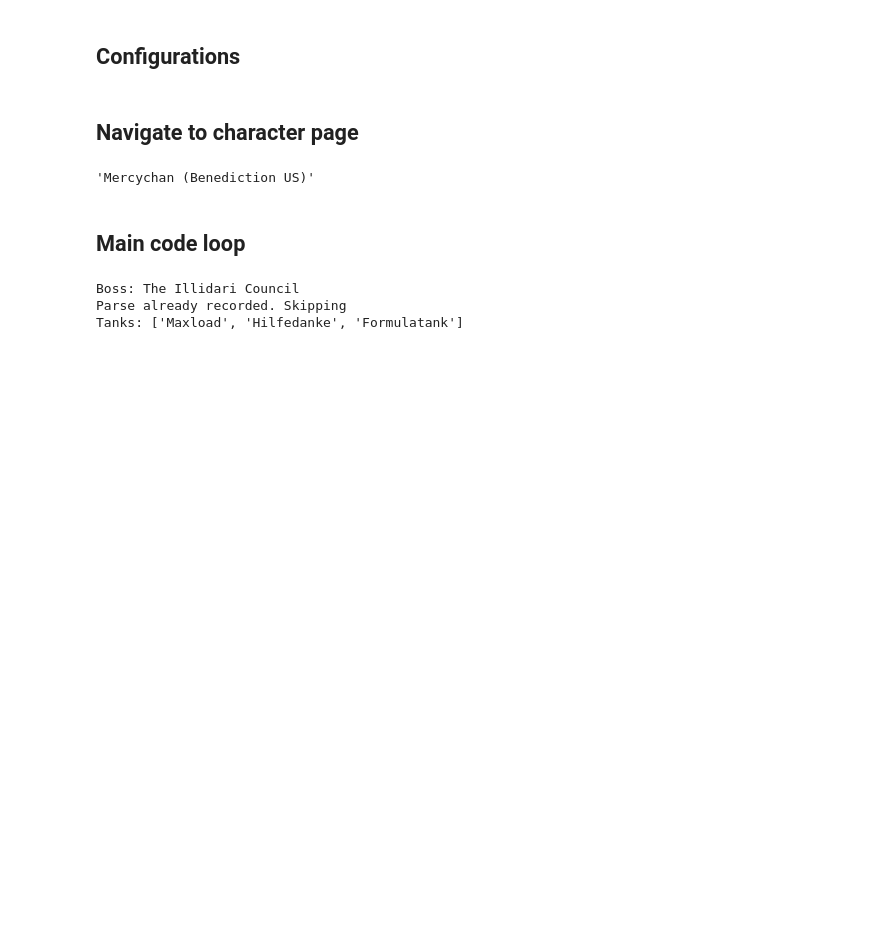
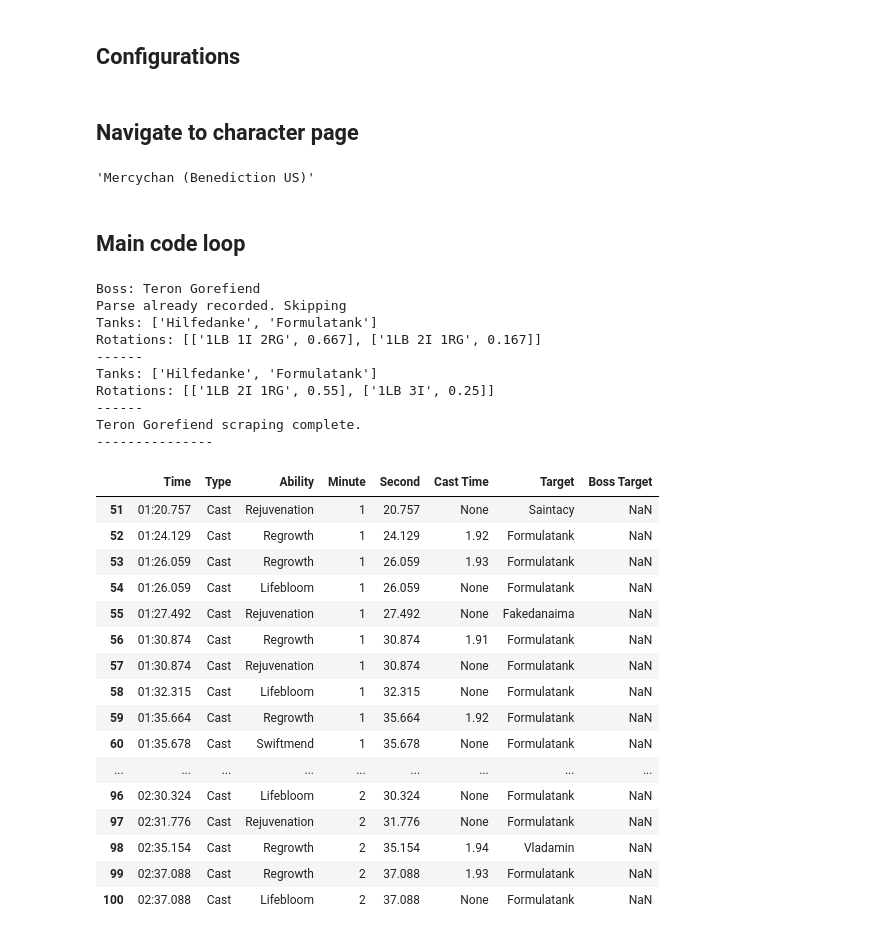
Before and after one commit to msdec321/DataAnalysisWorkbooks, a Jupyter notebook: warcraftLogs/scrape_character_data.ipynb, the cells around one changed output. Saved outputs shown, nothing was run; the diff lists cells and outputs as text; code cells hidden in the pictures; blank space fills up the shorter version.

```diff
--- a/warcraftLogs/scrape_character_data.ipynb
+++ b/warcraftLogs/scrape_character_data.ipynb
@@ -66,7 +66,7 @@ def main():
         print(f"Boss: {boss}")
 
         #for i in range(len(search)):
-        for i in range(4):
+        for i in range(3):
 
             try:
                 rank, date, boss_rank, boss_HPS, boss_killtime = src.get_boss_data(browser, i)
@@ -119,7 +119,7 @@ def main():
                 df2 = src.clean_cast_sequence_csv()
 
                 # Fix regrowth timer
-                df2 = src.fix_regrowth_cast_time(df2)
+                df2 = src.fix_cast_time(df2)
 
                 # Add boss target
                 df = src.add_boss_target(boss, df, df2)
@@ -138,7 +138,7 @@ def main():
 
                 # Clean the csv
                 df = src.clean_cast_sequence_csv()
-                df = src.fix_regrowth_cast_time(df)
+                df = src.fix_cast_time(df)
 
                 # Get the rotations
                 try: rotations = src.calculate_rotations(df, boss, boss_tanks)
@@ -179,6 +179,13 @@ def main():
 if __name__ == "__main__":
     main()
 # %% [output]
-Boss: The Illidari Council
+Boss: Teron Gorefiend
 Parse already recorded. Skipping
-Tanks: ['Maxload', 'Hilfedanke', 'Formulatank']
+Tanks: ['Hilfedanke', 'Formulatank']
+Rotations: [['1LB 1I 2RG', 0.667], ['1LB 2I 1RG', 0.167]]
+------
+Tanks: ['Hilfedanke', 'Formulatank']
+Rotations: [['1LB 2I 1RG', 0.55], ['1LB 3I', 0.25]]
+------
+Teron Gorefiend scraping complete.
+---------------
@@ -184,0 +194,23 @@ Tanks: ['Maxload', 'Hilfedanke', 'Formulatank']
+# %%
+df = src.clean_dmg_taken_csv(boss)
+df2 = src.clean_cast_sequence_csv()
+# %%
+df2.tail(50)
+# %% [output]
+|  | Time | Type | Ability | Minute | Second | Cast Time | Target | Boss Target |
+| 51 | 01:20.757 | Cast | Rejuvenation | 1 | 20.757 | None | Saintacy | NaN |
+| 52 | 01:24.129 | Cast | Regrowth | 1 | 24.129 | 1.92 | Formulatank | NaN |
+| 53 | 01:26.059 | Cast | Regrowth | 1 | 26.059 | 1.93 | Formulatank | NaN |
+| 54 | 01:26.059 | Cast | Lifebloom | 1 | 26.059 | None | Formulatank | NaN |
+| 55 | 01:27.492 | Cast | Rejuvenation | 1 | 27.492 | None | Fakedanaima | NaN |
+| 56 | 01:30.874 | Cast | Regrowth | 1 | 30.874 | 1.91 | Formulatank | NaN |
+| 57 | 01:30.874 | Cast | Rejuvenation | 1 | 30.874 | None | Formulatank | NaN |
+| 58 | 01:32.315 | Cast | Lifebloom | 1 | 32.315 | None | Formulatank | NaN |
+| 59 | 01:35.664 | Cast | Regrowth | 1 | 35.664 | 1.92 | Formulatank | NaN |
+| 60 | 01:35.678 | Cast | Swiftmend | 1 | 35.678 | None | Formulatank | NaN |
+| ... | ... | ... | ... | ... | ... | ... | ... | ... |
+| 96 | 02:30.324 | Cast | Lifebloom | 2 | 30.324 | None | Formulatank | NaN |
+| 97 | 02:31.776 | Cast | Rejuvenation | 2 | 31.776 | None | Formulatank | NaN |
+| 98 | 02:35.154 | Cast | Regrowth | 2 | 35.154 | 1.94 | Vladamin | NaN |
+| 99 | 02:37.088 | Cast | Regrowth | 2 | 37.088 | 1.93 | Formulatank | NaN |
+| 100 | 02:37.088 | Cast | Lifebloom | 2 | 37.088 | None | Formulatank | NaN |
```
Also changed, not shown: parts of 4 cells of this notebook, 1 other file.
